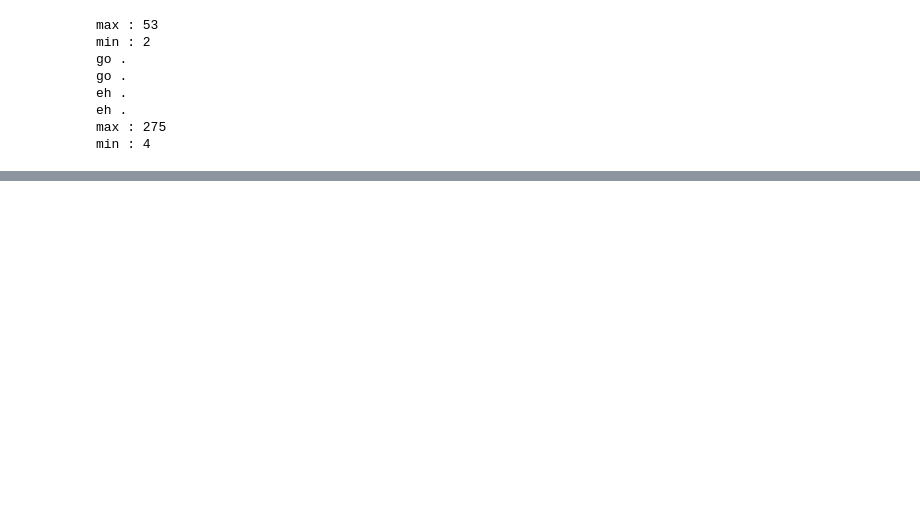
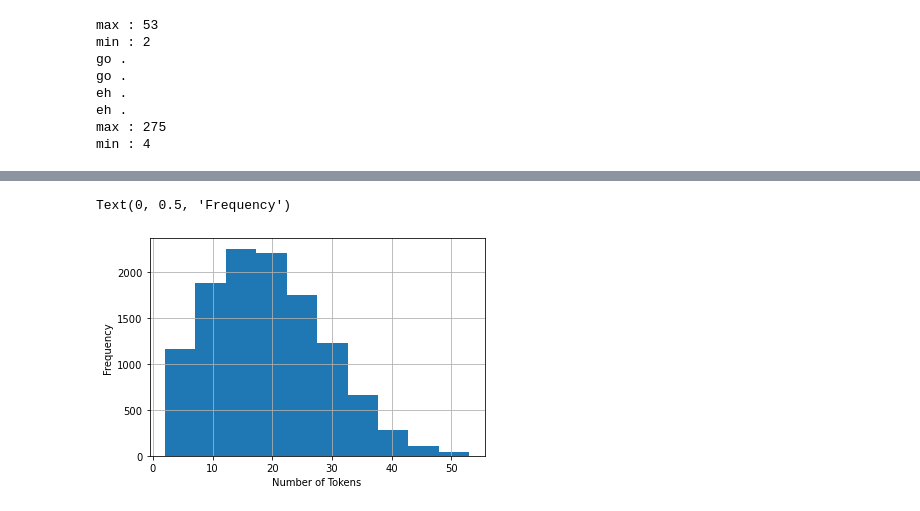
Before and after one commit to nowhyun/DL_PROJ_2021, a Jupyter notebook: data_analysis.ipynb, the cells around one changed output, grey strips where cells are left out. Saved outputs shown, nothing was run; the diff lists cells and outputs as text; code cells hidden in the pictures; blank space fills up the shorter version.

```diff
--- a/data_analysis.ipynb
+++ b/data_analysis.ipynb
@@ -57,0 +117,8 @@ min : 4
+# %%
+# 토큰 수 히스토그램
+ax = cleaned_df['Sentence'].str.split().map(lambda x: len(x)).hist()
+ax.set_xlabel('Number of Tokens')
+ax.set_ylabel('Frequency')
+# %% [output]
+Text(0, 0.5, 'Frequency')
+[figure, added]
```
Also changed, not shown: parts of 8 cells of this notebook.
